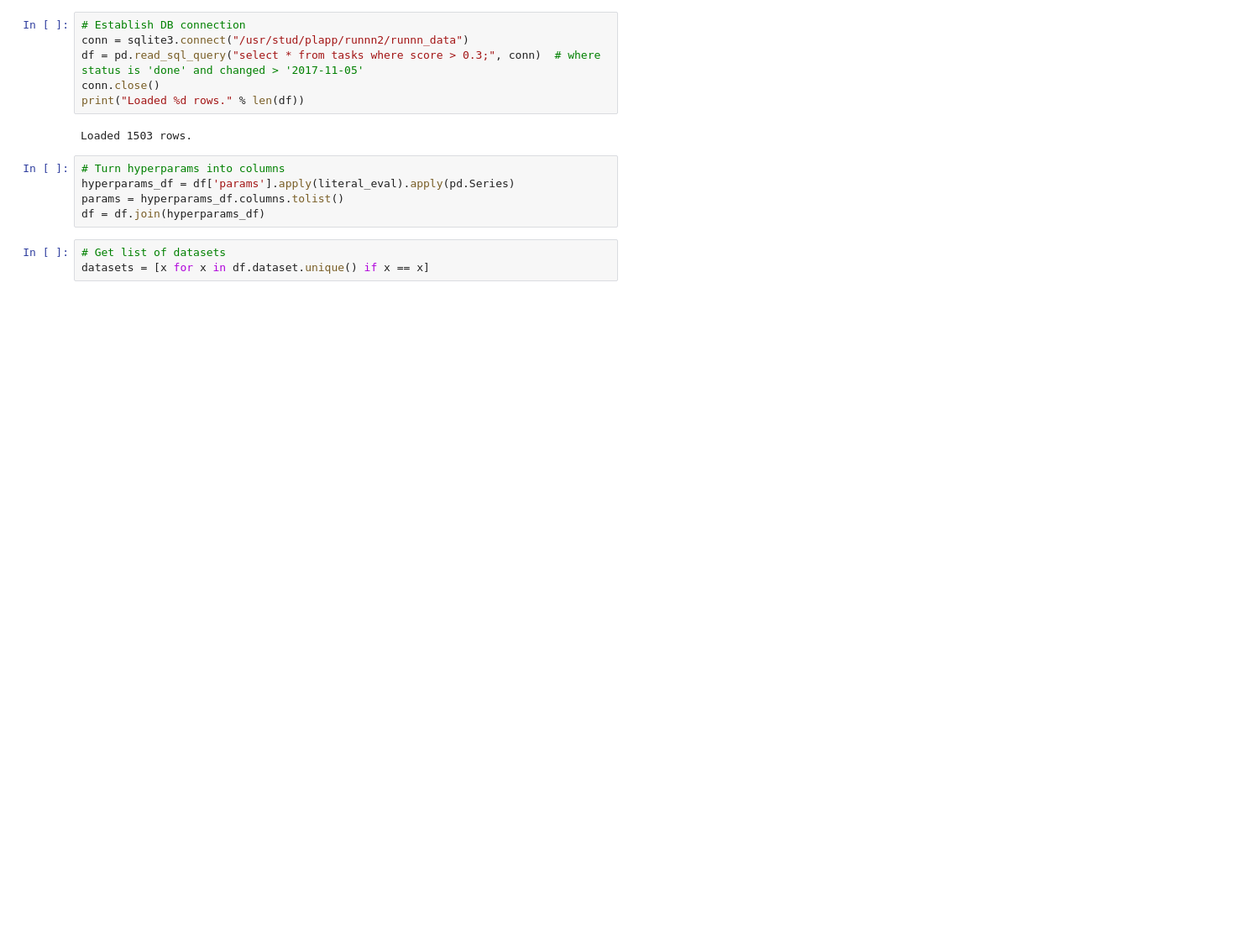
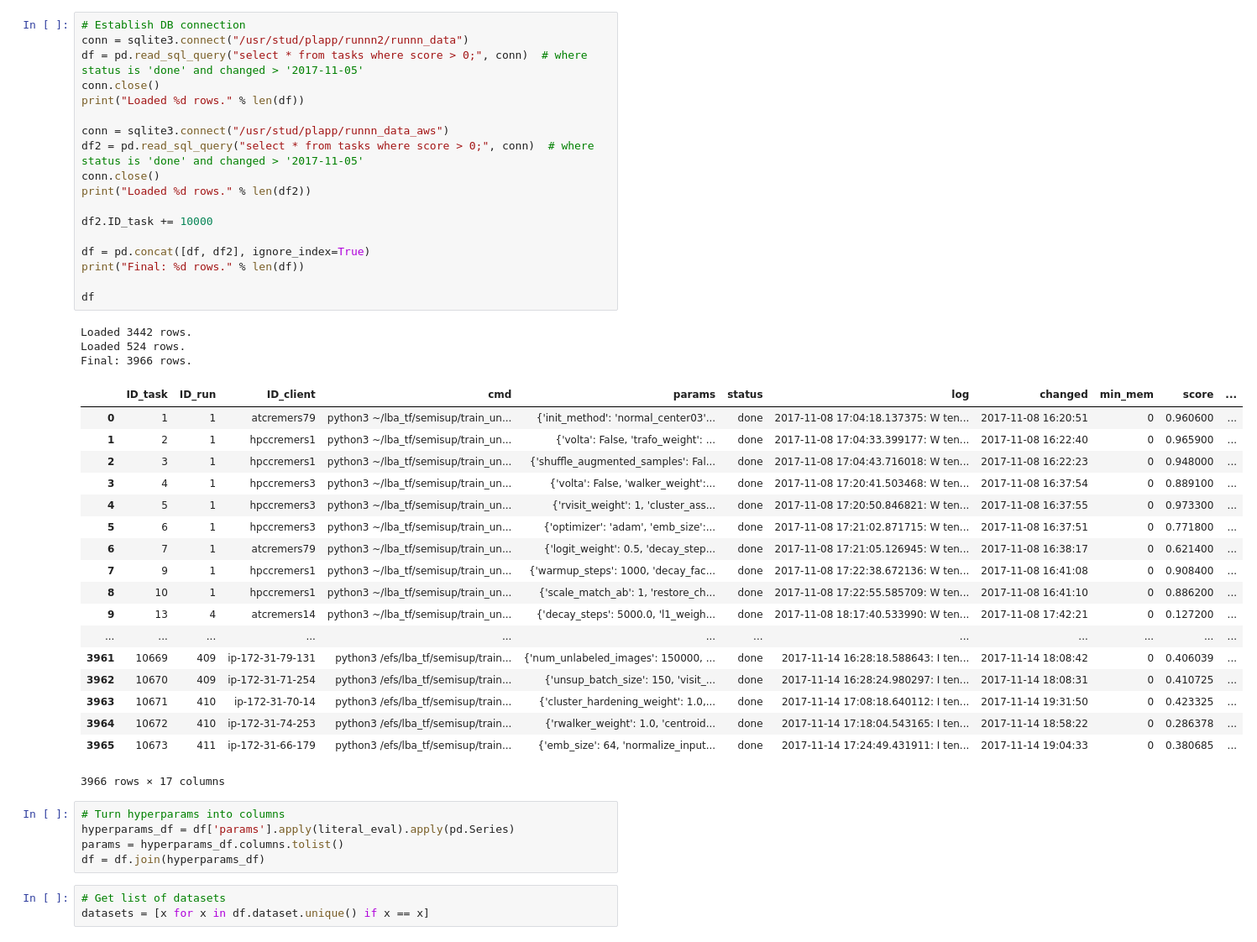
Before and after one commit to jplapp/associative_clustering, a Jupyter notebook: semisup/evaluation/master_table2.ipynb, the cells around one changed output. Shown at 84% size. Cells and saved outputs as stored; diff of their text form; blank space fills up the shorter version.

```diff
--- a/semisup/evaluation/master_table2.ipynb
+++ b/semisup/evaluation/master_table2.ipynb
@@ -58,11 +58,43 @@ eval_metrics = [ 'score',
 # %%
 # Establish DB connection
 conn = sqlite3.connect("/usr/stud/plapp/runnn2/runnn_data")
-df = pd.read_sql_query("select * from tasks where score > 0.3;", conn)  # where status is 'done' and changed > '2017-11-05'
+df = pd.read_sql_query("select * from tasks where score > 0;", conn)  # where status is 'done' and changed > '2017-11-05'
 conn.close()
 print("Loaded %d rows." % len(df))
+
+conn = sqlite3.connect("/usr/stud/plapp/runnn_data_aws")
+df2 = pd.read_sql_query("select * from tasks where score > 0;", conn)  # where status is 'done' and changed > '2017-11-05'
+conn.close()
+print("Loaded %d rows." % len(df2))
+
+df2.ID_task += 10000
+
+df = pd.concat([df, df2], ignore_index=True)
+print("Final: %d rows." % len(df))
+
+df
 # %% [output]
-Loaded 1503 rows.
+Loaded 3442 rows.
+Loaded 524 rows.
+Final: 3966 rows.
+|  | ID_task | ID_run | ID_client | cmd | params | status | log | changed | min_mem | score | ... |
+| 0 | 1 | 1 | atcremers79 | python3 ~/lba_tf/semisup/train_un... | {'init_method': 'normal_center03'... | done | 2017-11-08 17:04:18.137375: W ten... | 2017-11-08 16:20:51 | 0 | 0.960600 | ... |
+| 1 | 2 | 1 | hpccremers1 | python3 ~/lba_tf/semisup/train_un... | {'volta': False, 'trafo_weight': ... | done | 2017-11-08 17:04:33.399177: W ten... | 2017-11-08 16:22:40 | 0 | 0.965900 | ... |
+| 2 | 3 | 1 | hpccremers1 | python3 ~/lba_tf/semisup/train_un... | {'shuffle_augmented_samples': Fal... | done | 2017-11-08 17:04:43.716018: W ten... | 2017-11-08 16:22:23 | 0 | 0.948000 | ... |
+| 3 | 4 | 1 | hpccremers3 | python3 ~/lba_tf/semisup/train_un... | {'volta': False, 'walker_weight':... | done | 2017-11-08 17:20:41.503468: W ten... | 2017-11-08 16:37:54 | 0 | 0.889100 | ... |
+| 4 | 5 | 1 | hpccremers3 | python3 ~/lba_tf/semisup/train_un... | {'rvisit_weight': 1, 'cluster_ass... | done | 2017-11-08 17:20:50.846821: W ten... | 2017-11-08 16:37:55 | 0 | 0.973300 | ... |
+| 5 | 6 | 1 | hpccremers3 | python3 ~/lba_tf/semisup/train_un... | {'optimizer': 'adam', 'emb_size':... | done | 2017-11-08 17:21:02.871715: W ten... | 2017-11-08 16:37:51 | 0 | 0.771800 | ... |
+| 6 | 7 | 1 | atcremers79 | python3 ~/lba_tf/semisup/train_un... | {'logit_weight': 0.5, 'decay_step... | done | 2017-11-08 17:21:05.126945: W ten... | 2017-11-08 16:38:17 | 0 | 0.621400 | ... |
+| 7 | 9 | 1 | hpccremers1 | python3 ~/lba_tf/semisup/train_un... | {'warmup_steps': 1000, 'decay_fac... | done | 2017-11-08 17:22:38.672136: W ten... | 2017-11-08 16:41:08 | 0 | 0.908400 | ... |
+| 8 | 10 | 1 | hpccremers1 | python3 ~/lba_tf/semisup/train_un... | {'scale_match_ab': 1, 'restore_ch... | done | 2017-11-08 17:22:55.585709: W ten... | 2017-11-08 16:41:10 | 0 | 0.886200 | ... |
+| 9 | 13 | 4 | atcremers14 | python3 ~/lba_tf/semisup/train_un... | {'decay_steps': 5000.0, 'l1_weigh... | done | 2017-11-08 18:17:40.533990: W ten... | 2017-11-08 17:42:21 | 0 | 0.127200 | ... |
+| ... | ... | ... | ... | ... | ... | ... | ... | ... | ... | ... | ... |
+| 3961 | 10669 | 409 | ip-172-31-79-131 | python3 /efs/lba_tf/semisup/train... | {'num_unlabeled_images': 150000, ... | done | 2017-11-14 16:28:18.588643: I ten... | 2017-11-14 18:08:42 | 0 | 0.406039 | ... |
+| 3962 | 10670 | 409 | ip-172-31-71-254 | python3 /efs/lba_tf/semisup/train... | {'unsup_batch_size': 150, 'visit_... | done | 2017-11-14 16:28:24.980297: I ten... | 2017-11-14 18:08:31 | 0 | 0.410725 | ... |
+| 3963 | 10671 | 410 | ip-172-31-70-14 | python3 /efs/lba_tf/semisup/train... | {'cluster_hardening_weight': 1.0,... | done | 2017-11-14 17:08:18.640112: I ten... | 2017-11-14 19:31:50 | 0 | 0.423325 | ... |
+| 3964 | 10672 | 410 | ip-172-31-74-253 | python3 /efs/lba_tf/semisup/train... | {'rwalker_weight': 1.0, 'centroid... | done | 2017-11-14 17:18:04.543165: I ten... | 2017-11-14 18:58:22 | 0 | 0.286378 | ... |
+| 3965 | 10673 | 411 | ip-172-31-66-179 | python3 /efs/lba_tf/semisup/train... | {'emb_size': 64, 'normalize_input... | done | 2017-11-14 17:24:49.431911: I ten... | 2017-11-14 19:04:33 | 0 | 0.380685 | ... |
+3966 rows × 17 columns
 # %%
 # Turn hyperparams into columns
 hyperparams_df = df['params'].apply(literal_eval).apply(pd.Series)
```
Also changed, not shown: parts of 7 cells of this notebook.
